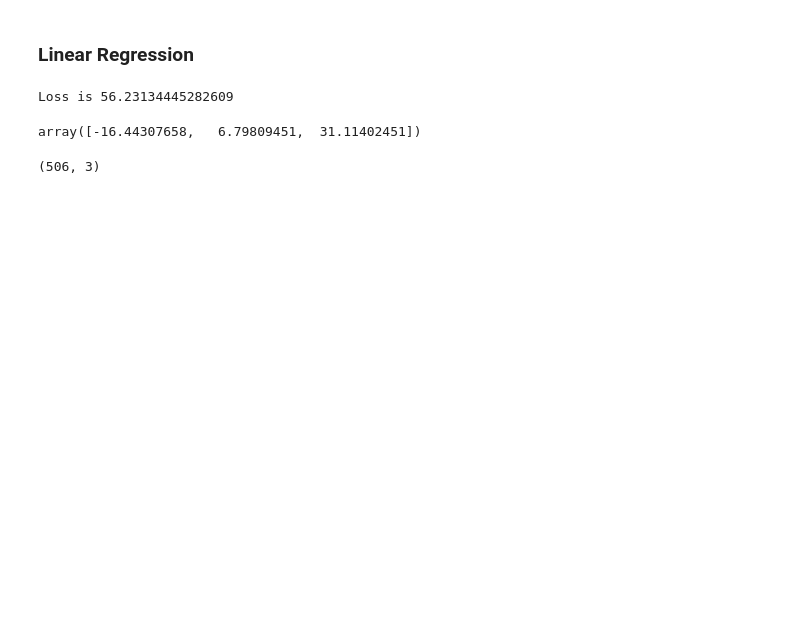
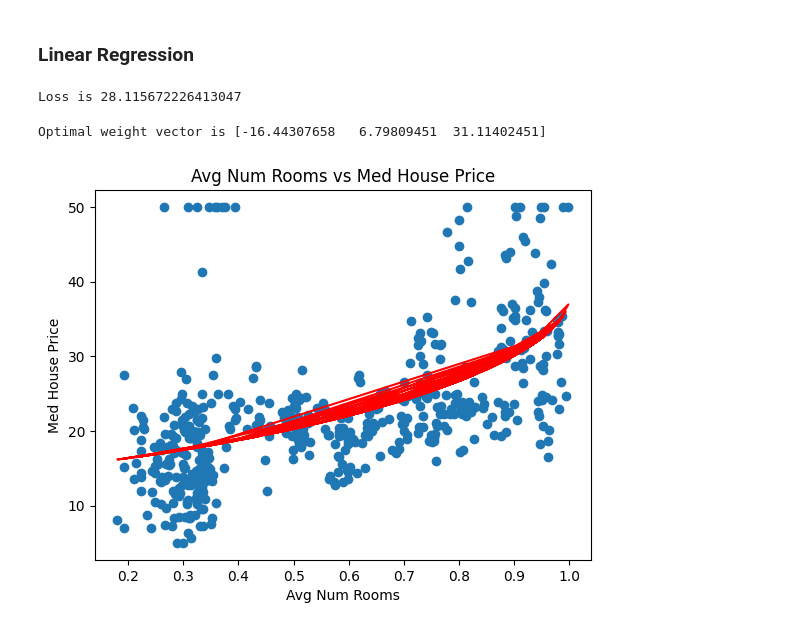
Before and after one commit to Ulixes-8/Novel-Edge-Detection-Algorithm-for-Identifying-Cell-Boundaries, a Jupyter notebook: linear_regression.ipynb, the cells around one changed output. Saved outputs shown, nothing was run; the diff lists cells and outputs as text; code cells hidden in the pictures; blank space fills up the shorter version.

```diff
--- a/linear_regression.ipynb
+++ b/linear_regression.ipynb
@@ -20,5 +20,9 @@ y_target = target;
 x_input = preprocessing.normalize(x_input)
 # %%
 x_input = np.hstack([x_input, np.ones((x_input.shape[0],1))])
-x_input
+X = x_input
+y = y_target
+w = np.ones((3,1))
+loss = np.mean((X.dot(w) - y)**2) / 2
+print(f"Loss is {loss}")
 # %% [output]
@@ -50,16 +32,26 @@ plt.show()
 # %%
 def linear_regression_closed_form(X, y):
     w = np.linalg.inv(X.T.dot(X)).dot(X.T.dot(y))
-    loss = np.mean((X.dot(w) - y)**2)
+    loss = np.mean((X.dot(w) - y)**2) / 2
     print(f"Loss is {loss}")
+
+
     return w
 # %%
 w = linear_regression_closed_form(x_input, y_target)
-w
+y_pred = x_input.dot(w)
 # %% [output]
-Loss is 56.23134445282609
+Loss is 28.115672226413047
-array([-16.44307658,   6.79809451,  31.11402451])
-# %%
-x_input.shape
-# %% [output]
-(506, 3)
+# %%
+print(f"Optimal weight vector is {w}")
+# %% [output]
+Optimal weight vector is [-16.44307658   6.79809451  31.11402451]
+# %%
+plt.title('Avg Num Rooms vs Med House Price')
+plt.scatter(x_input[:, 1], y_target)
+plt.plot(x_input[:, 1], y_pred, color='red', label='Regression Line')
+plt.xlabel('Avg Num Rooms')
+plt.ylabel('Med House Price')
+plt.show()
+# %% [output]
+[figure, added]
```
Also changed, not shown: parts of 11 cells of this notebook, 5 other files.
